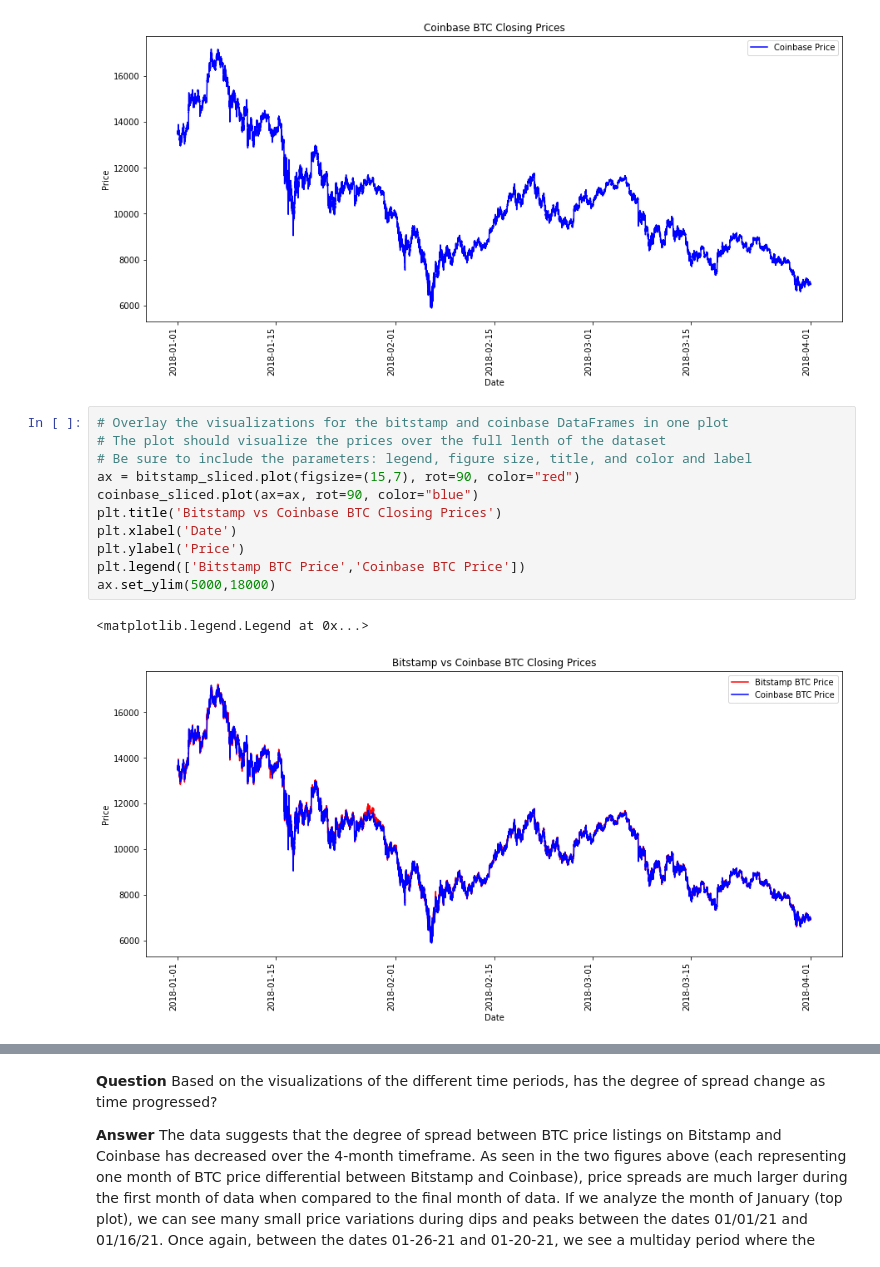
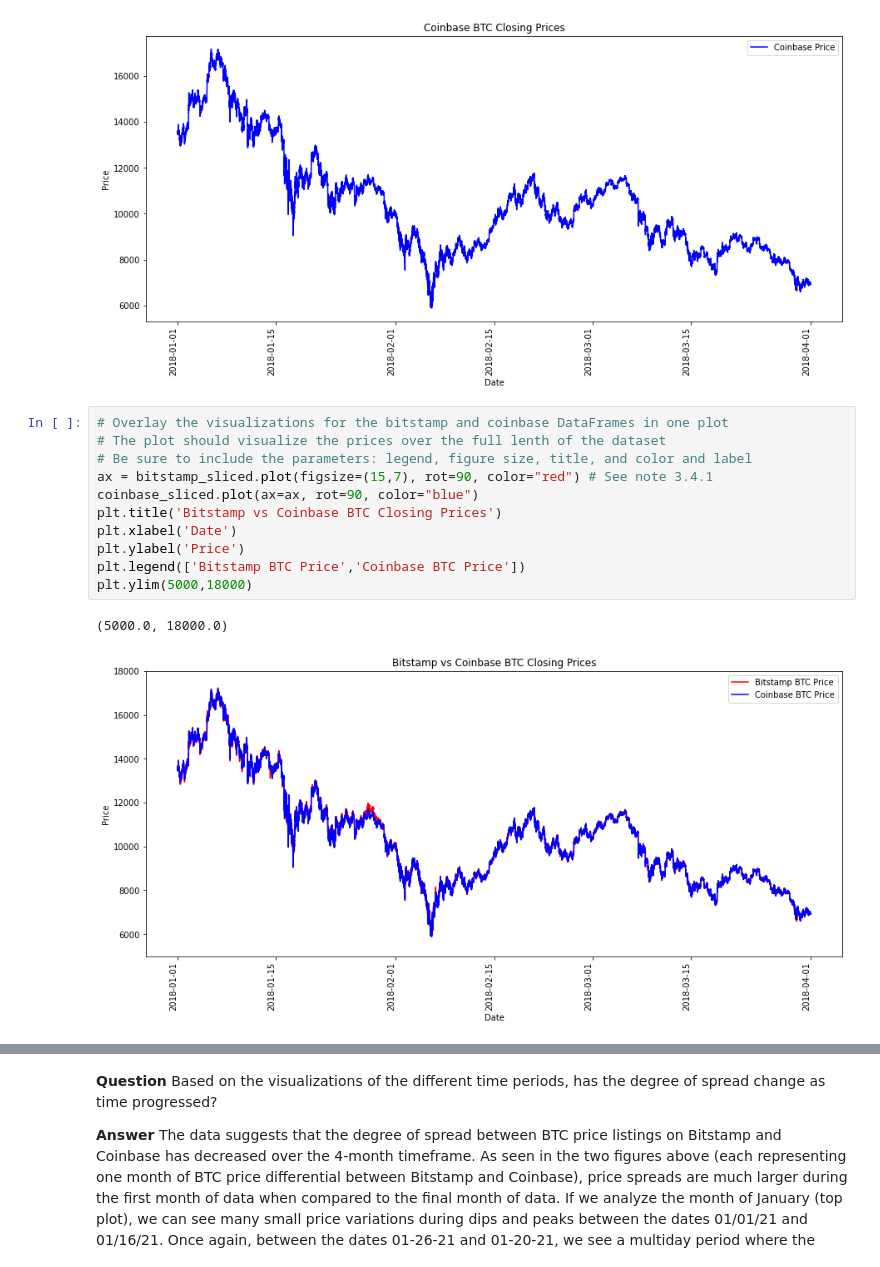
Before and after one commit to MaxAcheson/Module_3_Challenge, a Jupyter notebook: Starter_Code/crypto_arbitrage.ipynb, the cells around one changed output, grey strips where cells are left out. Saved outputs shown, nothing was run; the diff lists cells and outputs as text.

```diff
--- a/Starter_Code/crypto_arbitrage.ipynb
+++ b/Starter_Code/crypto_arbitrage.ipynb
@@ -266,17 +266,17 @@ plt.legend(['Coinbase Price'])
 # %%
 # Overlay the visualizations for the bitstamp and coinbase DataFrames in one plot
 # The plot should visualize the prices over the full lenth of the dataset
 # Be sure to include the parameters: legend, figure size, title, and color and label
-ax = bitstamp_sliced.plot(figsize=(15,7), rot=90, color="red")
+ax = bitstamp_sliced.plot(figsize=(15,7), rot=90, color="red") # See note 3.4.1
 coinbase_sliced.plot(ax=ax, rot=90, color="blue")
 plt.title('Bitstamp vs Coinbase BTC Closing Prices')
 plt.xlabel('Date')
 plt.ylabel('Price')
 plt.legend(['Bitstamp BTC Price','Coinbase BTC Price'])
-ax.set_ylim(5000,18000)
+plt.ylim(5000,18000)
 # %% [output]
-<matplotlib.legend.Legend at 0x...>
+(5000.0, 18000.0)
-[figure, old version]
+[figure, new version]
 # %%
 # Using the loc and plot functions, create an overlay plot that visualizes
 # the price action of both DataFrames for a one month period early in the dataset
```
Also changed, not shown: parts of 3 cells of this notebook.
